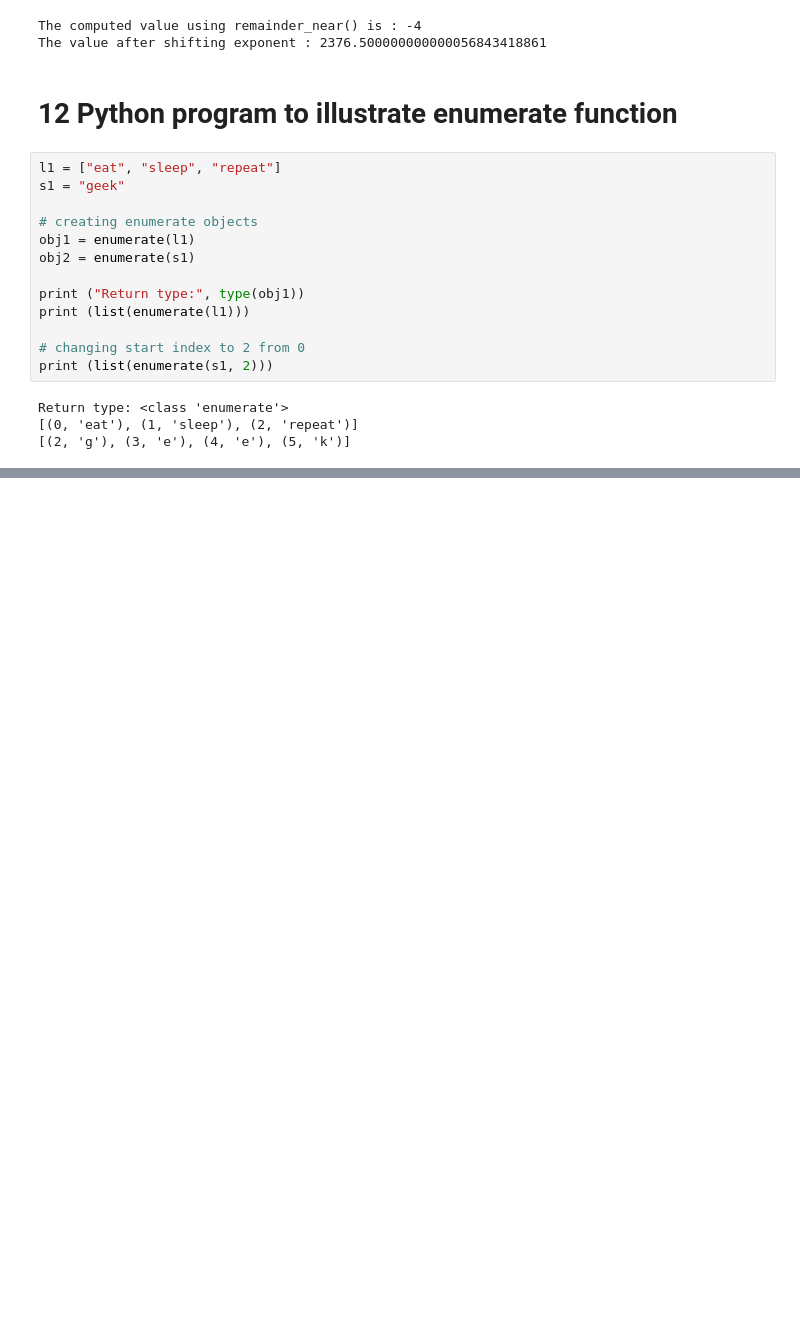
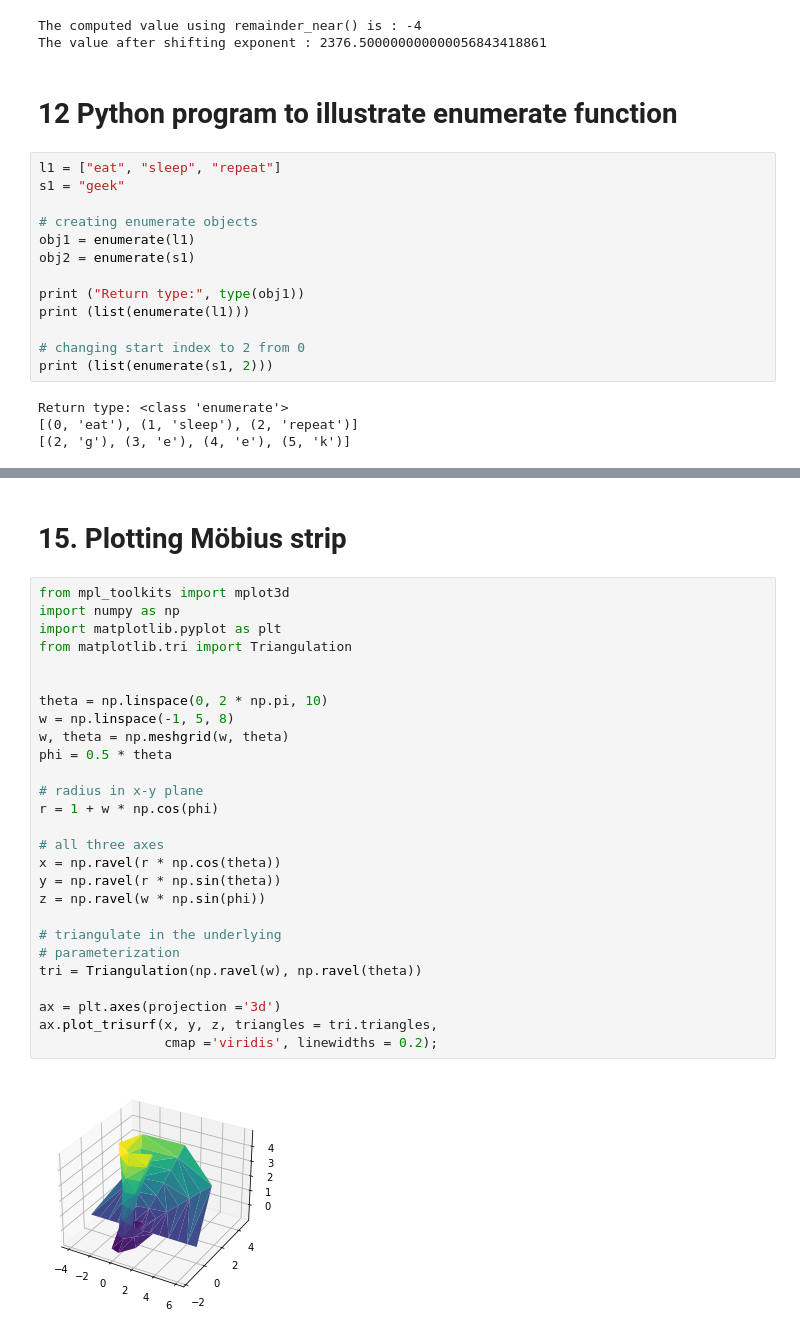
Before and after one commit to Mansani587/TinyCoders, a Jupyter notebook: Tiny-coders-Additional codes.ipynb, the cells around one changed output, grey strips where cells are left out. Cells and saved outputs as stored; diff of their text form; blank space fills up the shorter version.

```diff
--- a/Tiny-coders-Additional codes.ipynb
+++ b/Tiny-coders-Additional codes.ipynb
@@ -321,0 +357,31 @@ Return type: <class 'enumerate'>
+# %% [markdown]
+# 15. Plotting Möbius strip
+# %%
+from mpl_toolkits import mplot3d
+import numpy as np
+import matplotlib.pyplot as plt
+from matplotlib.tri import Triangulation
+
+
+theta = np.linspace(0, 2 * np.pi, 10)
+w = np.linspace(-1, 5, 8)
+w, theta = np.meshgrid(w, theta)
+phi = 0.5 * theta
+
+# radius in x-y plane
+r = 1 + w * np.cos(phi)
+
+# all three axes
+x = np.ravel(r * np.cos(theta))
+y = np.ravel(r * np.sin(theta))
+z = np.ravel(w * np.sin(phi))
+
+# triangulate in the underlying
+# parameterization
+tri = Triangulation(np.ravel(w), np.ravel(theta))
+
+ax = plt.axes(projection ='3d')
+ax.plot_trisurf(x, y, z, triangles = tri.triangles,
+				cmap ='viridis', linewidths = 0.2);
+# %% [output]
+[figure, added]
```
Also changed, not shown: parts of 14 cells of this notebook, 2 other files.
